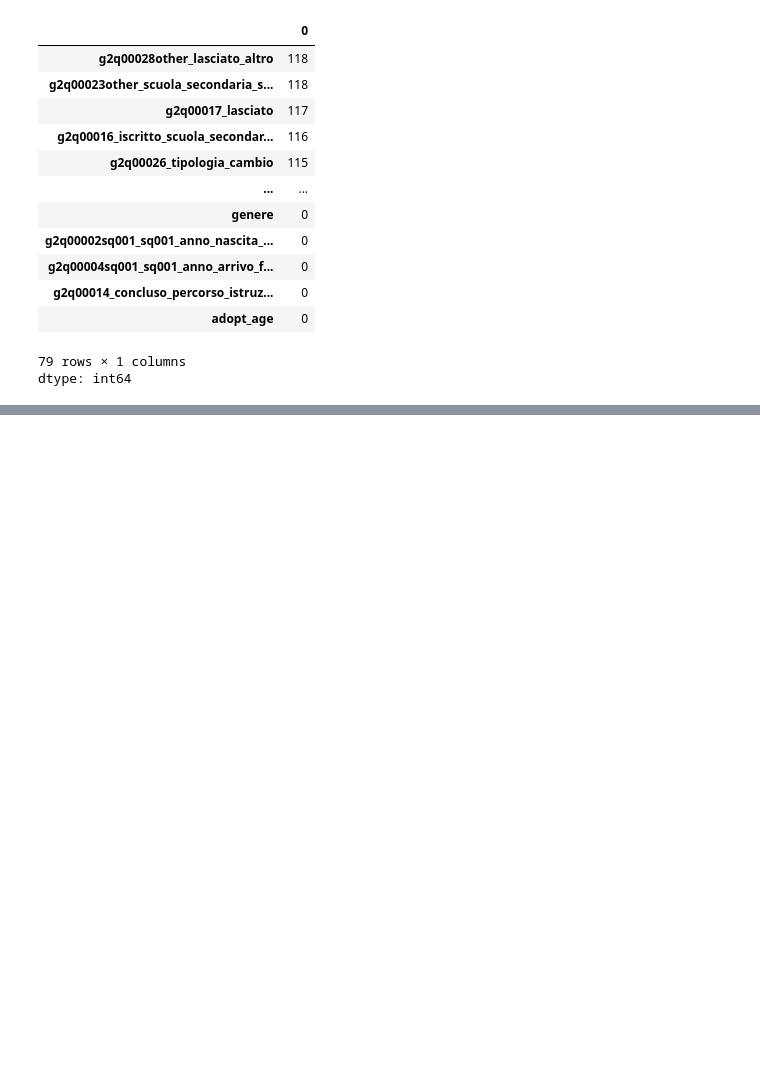
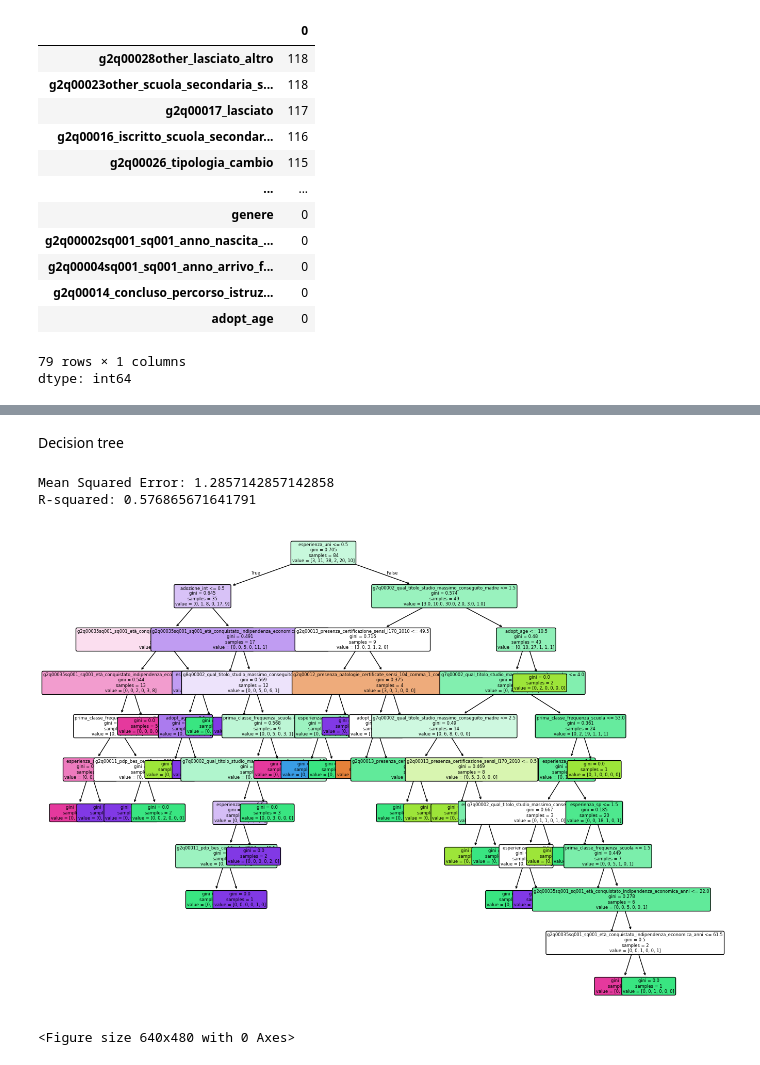
Before and after one commit to arina19-2000/unimi, a Jupyter notebook: tesi/tesi.ipynb, the cells around one changed output, grey strips where cells are left out. Saved outputs shown, nothing was run; the diff lists cells and outputs as text; code cells hidden in the pictures; blank space fills up the shorter version.

```diff
--- a/tesi/tesi.ipynb
+++ b/tesi/tesi.ipynb
@@ -1058,0 +1127,8 @@ dfc.loc[:, columns_to_replace] = dfc[columns_to_replace].fillna(99)
+# %%
+ierarchical_mapping = {
+    'Peggiori': 0,
+    'Uguali': 1,
+    'Migliori': 2,
+    'Non so': 99 }
+
+dfc.loc[:, 'prospettive_economiche_rispetto_genitori_sonosaranno_encoded'] = dfc['g2q00039_pensi_prospettive_economiche_rispetto_genitori_sonosaranno'].map(hierarchical_mapping)
@@ -1058,0 +1158,4 @@ dfc.loc[:, columns_to_replace] = dfc[columns_to_replace].fillna(99)
+# %%
+dfc = dfc.dropna(subset=['g2q00015_qual_titolo_studio_massimo_conseguito'])
+
+# g2q00011_pdp_bes_certificato_2013	g2q00012_presenza_patologie_certificate_sensi_104_comma_1_comma_3_1992	g2q00013_presenza_certificazione_sensi_l170_2010
@@ -1058,0 +1296,5 @@ dfc.loc[:, columns_to_replace] = dfc[columns_to_replace].fillna(99)
+# %%
+for col in dfc_test:
+    dfc_test[col] = np.ceil(dfc_test[col]).astype(int)
+
+dfc_test.head()
@@ -1058,0 +1308,28 @@ dfc.loc[:, columns_to_replace] = dfc[columns_to_replace].fillna(99)
+# %% [markdown]
+Decision tree
+# %%
+X = dfc_test.drop(columns=['g2q00015_qual_titolo_studio_massimo_conseguito'])
+y = dfc_test['g2q00015_qual_titolo_studio_massimo_conseguito']
+
+X_train, X_test, y_train, y_test = train_test_split(X, y, test_size=0.2, random_state=42)
+
+regressor = DecisionTreeClassifier(random_state=42)
+regressor.fit(X_train, y_train)
+y_pred = regressor.predict(X_test)
+
+mse = mean_squared_error(y_test, y_pred)
+r2 = r2_score(y_test, y_pred)
+
+print("Mean Squared Error:", mse)
+print("R-squared:", r2)
+
+plt.figure(figsize=(15, 12))
+tree.plot_tree(regressor, feature_names=X.columns, filled=True, rounded=True, fontsize=6)
+plt.show()
+
+plt.savefig("decision_tree2.png", bbox_inches='tight', dpi=300)
+# %% [output]
+Mean Squared Error: 1.2857142857142858
+R-squared: 0.576865671641791
+[figure, added]
+<Figure size 640x480 with 0 Axes>
```
Also changed, not shown: parts of 31 cells of this notebook.
